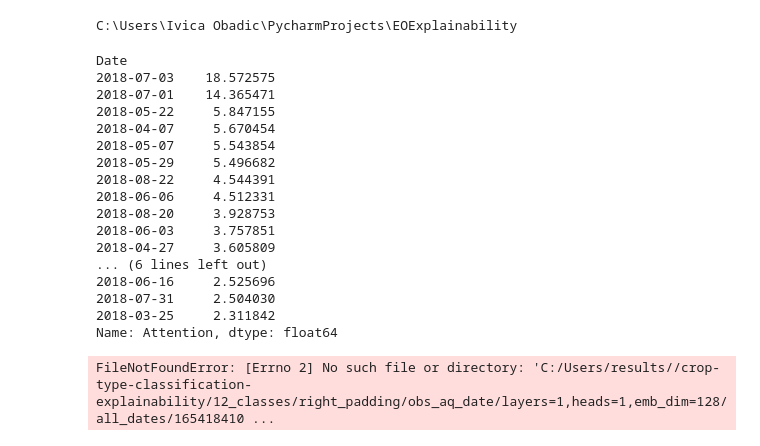
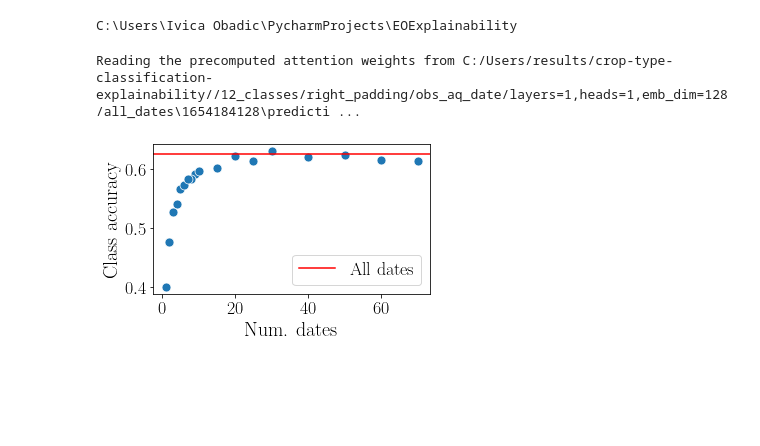
Before and after one commit to IvicaObadic/crop-type-classification-explainability, a Jupyter notebook: notebooks/attention_key_dates_selector.ipynb, the cells around one changed output. Drawn from its saved outputs; the diff is of its cells as text; code cells hidden in the pictures; blank space fills up the shorter version.

```diff
--- a/notebooks/attention_key_dates_selector.ipynb
+++ b/notebooks/attention_key_dates_selector.ipynb
@@ -49,41 +50,31 @@ def get_most_important_dates_for_percentage_scores(percentages, perc_dates_resul
 C:\Users\Ivica Obadic\PycharmProjects\EOExplainability
 # %%
 dataset_folder = "C:/Users/datasets/BavarianCrops/"
-model_root_path = "C:/Users/results//crop-type-classification-explainability/{}_classes/right_padding/obs_aq_date/layers=1,heads=1,emb_dim=128/all_dates/1654184100"
-model_root_path = model_root_path.format(num_classes)
-
-avg_attention_per_obs_acq_date_orig_model = sort_obs_acq_dates_by_attention(model_root_path)
-avg_attention_per_obs_acq_date_orig_model.to_csv(os.path.join(model_root_path, "key_attention_dates.csv"))
-
-avg_attention_per_obs_acq_date_orig_model.iloc[1:].to_csv(os.path.join(model_root_path, "all_attention_dates_except_first.csv"))
+model_root_path = "C:/Users/results/crop-type-classification-explainability/"
+temporal_attn_weights, avg_attention_per_obs_acq_date = get_temporal_attn_weights(model_root_path, "all_dates", "1654184128")
+model_full_path = get_model_path(None, "all_dates", "1654184128", model_root_path, False)
+avg_attention_per_obs_acq_date.to_csv(os.path.join(model_full_path, "key_attention_dates.csv"))
+# %% [output]
+Reading the precomputed attention weights from C:/Users/results/crop-type-classification-explainability//12_classes/right_padding/obs_aq_date/layers=1,heads=1,emb_dim=128/all_dates\1654184128\predicti ...
-# %%
-avg_attention_per_obs_acq_date_orig_model.head(20)
-# %% [output]
-Date
-2018-07-03    18.572575
-2018-07-01    14.365471
-2018-05-22     5.847155
-2018-04-07     5.670454
-2018-05-07     5.543854
-2018-05-29     5.496682
-2018-08-22     4.544391
-2018-06-06     4.512331
-2018-08-20     3.928753
-2018-06-03     3.757851
-2018-04-27     3.605809
-... (6 lines left out)
-2018-06-16     2.525696
-2018-07-31     2.504030
-2018-03-25     2.311842
-Name: Attention, dtype: float64
-# %%
-original_model_result = read_classification_results(model_root_path)
-perc_dates_results = pd.read_csv(os.path.join(model_root_path, "perc_accuracy_results.csv"), index_col=0)
-
-fig, axs = plt.subplots(figsize=(7, 4))
-sns.lineplot(data=perc_dates_results, x="Percent of observations", y='Class accuracy', hue="Model type", style="Model type", ci="sd",ax=axs, markers=True, dashes=False)
-axs.axhline(y=original_model_result[0], c='red', linestyle='dashed', label="All dates")
-axs.legend(loc="best")
-axs.set_title("Classification accuracy for the top-N attention dates")
-# %% [output]
-FileNotFoundError: [Errno 2] No such file or directory: 'C:/Users/results//crop-type-classification-explainability/12_classes/right_padding/obs_aq_date/layers=1,heads=1,emb_dim=128/all_dates/165418410 ...
+# %%
+accuracy_per_top_n_dates = pd.read_csv(os.path.join(model_root_path, "num_dates_accuracy_results.csv"), index_col=0)
+accuracy_per_top_n_dates["Num. dates"] = accuracy_per_top_n_dates["Num. dates"].astype(int)
+accuracy_model_all_dates = read_classification_results(model_root_path)
+
+avg_attention_per_obs_acq_date_orig_model = sort_obs_acq_dates_by_attention(model_root_path)
+avg_attention_per_obs_acq_date_orig_model
+# %%
+fig_dim = set_size(350)
+fig, axs = plt.subplots(figsize=(fig_dim[0], 2.5))
+
+axs = sns.scatterplot(data=accuracy_per_top_n_dates, x="Num. dates", y="Class accuracy", s=80)
+
+axs.axhline(accuracy_model_all_dates[0], c='red', label="All dates")
+
+legend_handles = axs.get_legend_handles_labels()
+axs.legend(loc = 4)
+
+fig.tight_layout()
+plt.savefig(os.path.join(figures_base_path, 'accuracy_vs_num_attn_key_dates.pdf'))
+# %% [output]
+[figure, added]
```
Also changed, not shown: parts of 5 cells of this notebook, 9 other files.
